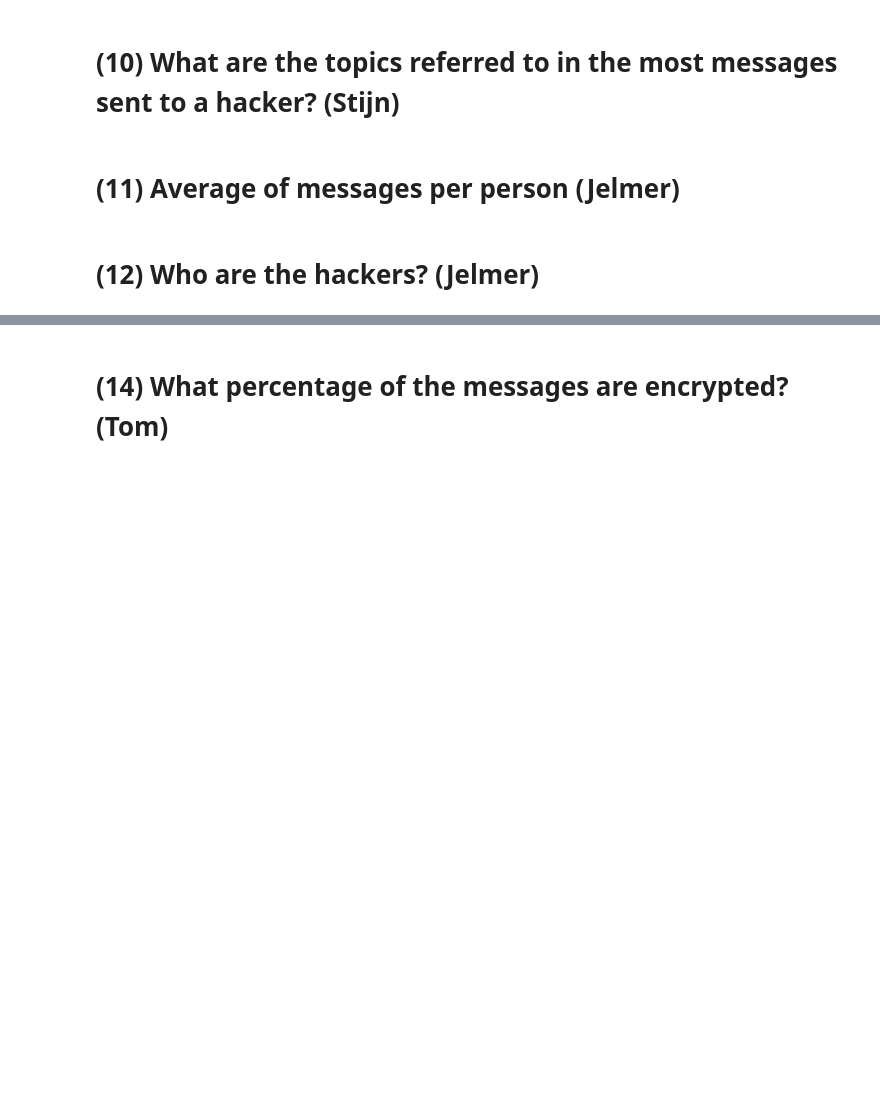
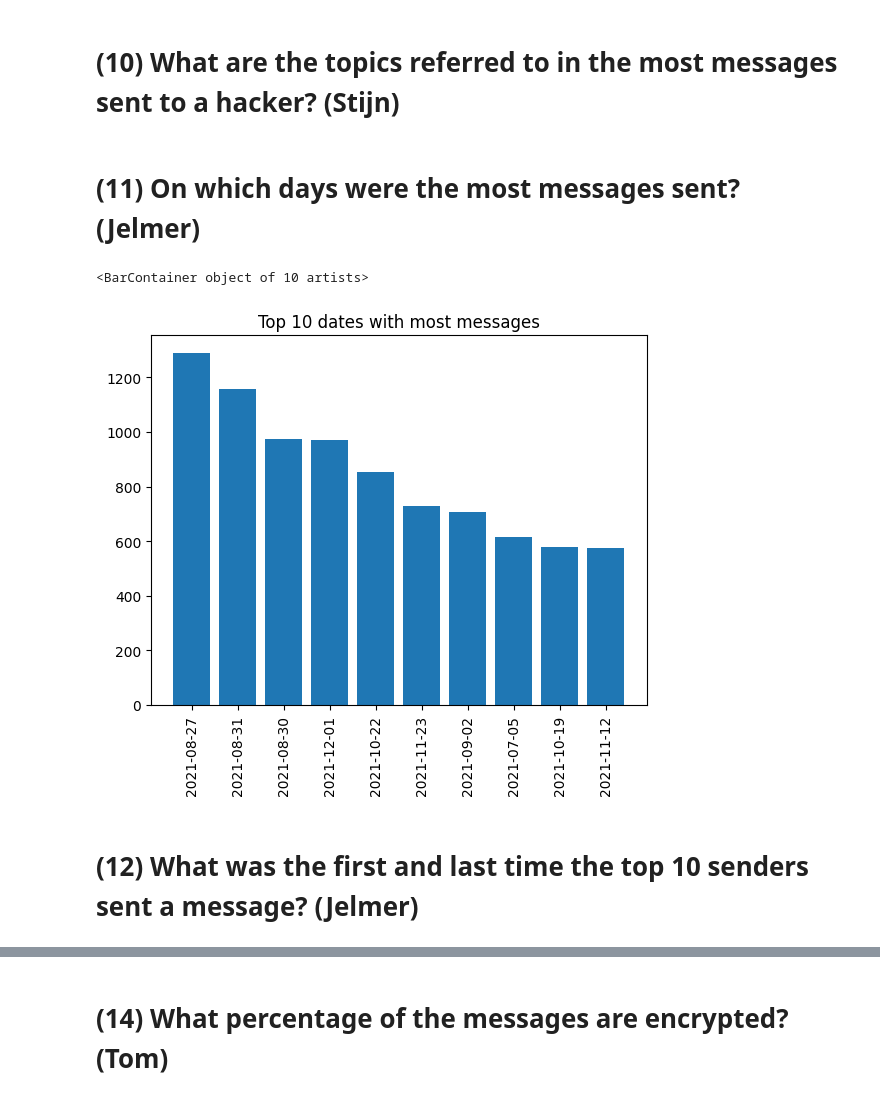
Before and after one commit to baran2411/DigitalForensics3, a Jupyter notebook: analysis.ipynb, the cells around one changed output, grey strips where cells are left out. Cells and saved outputs as stored; diff of their text form; code cells hidden in the pictures; blank space fills up the shorter version.

```diff
--- a/analysis.ipynb
+++ b/analysis.ipynb
@@ -283,5 +347,3 @@ def funConversations(dataFile):
 # **(10) What are the topics referred to in the most messages sent to a hacker?** (Stijn)
 # %%
 # code block for "What are the topics referred to in the most messages sent to a person?"
-# %% [markdown]
-# **(11) Average of messages per person** (Jelmer)
@@ -290,2 +349,0 @@ def funConversations(dataFile):
-# %% [markdown]
-# **(12) Who are the hackers?** (Jelmer)
@@ -293,0 +350,26 @@ def funConversations(dataFile):
+# %% [markdown]
+# **(11) On which days were the most messages sent?** (Jelmer)
+# %%
+df = pd.read_csv(file, usecols=['ts'])
+dates = []
+
+for index, row in df.iterrows():
+    dates.append(row.ts.split('T')[0])
+
+frequency = collections.Counter(dates)
+datesList = frequency.keys()
+frequencyList = frequency.values()
+
+datesOrdered = [x for _,x in sorted(zip(frequencyList, datesList), reverse=True)]
+frequenciesOrdered = []
+for x in datesOrdered:
+    frequenciesOrdered.append(frequency.get(x))
+
+plt.title("Top 10 dates with most messages")
+plt.xticks(rotation=90)
+plt.bar(datesOrdered[:10], frequenciesOrdered[:10])
+# %% [output]
+<BarContainer object of 10 artists>
+[figure, added]
+# %% [markdown]
+# **(12) What was the first and last time the top 10 senders sent a message?** (Jelmer)
```
Also changed, not shown: parts of 9 cells of this notebook.
